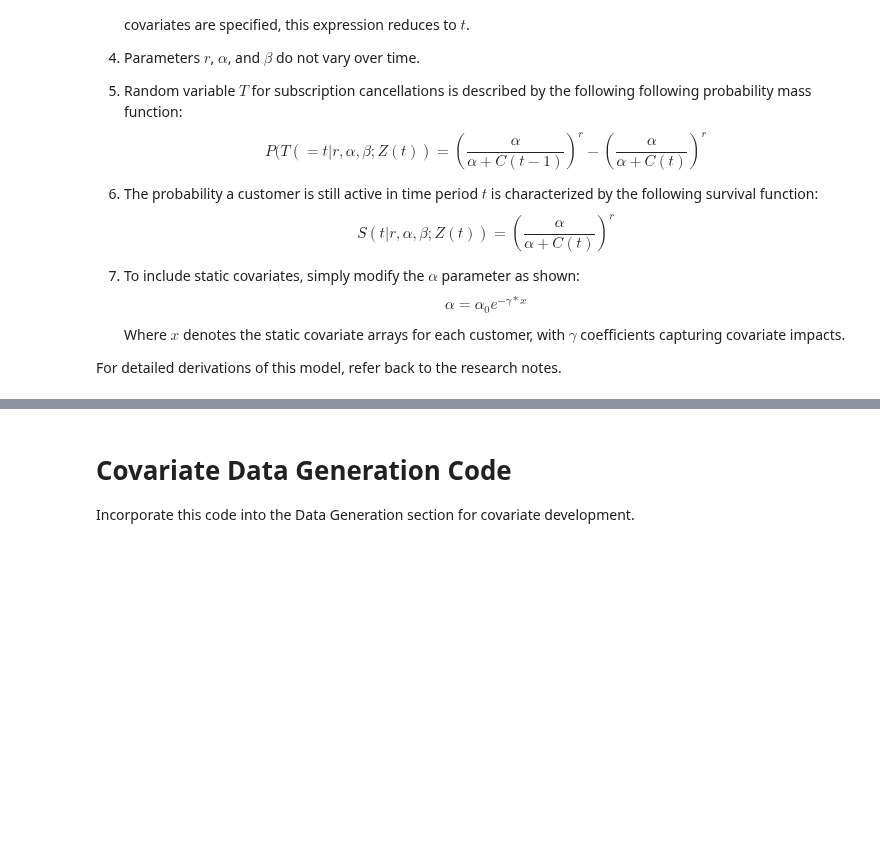
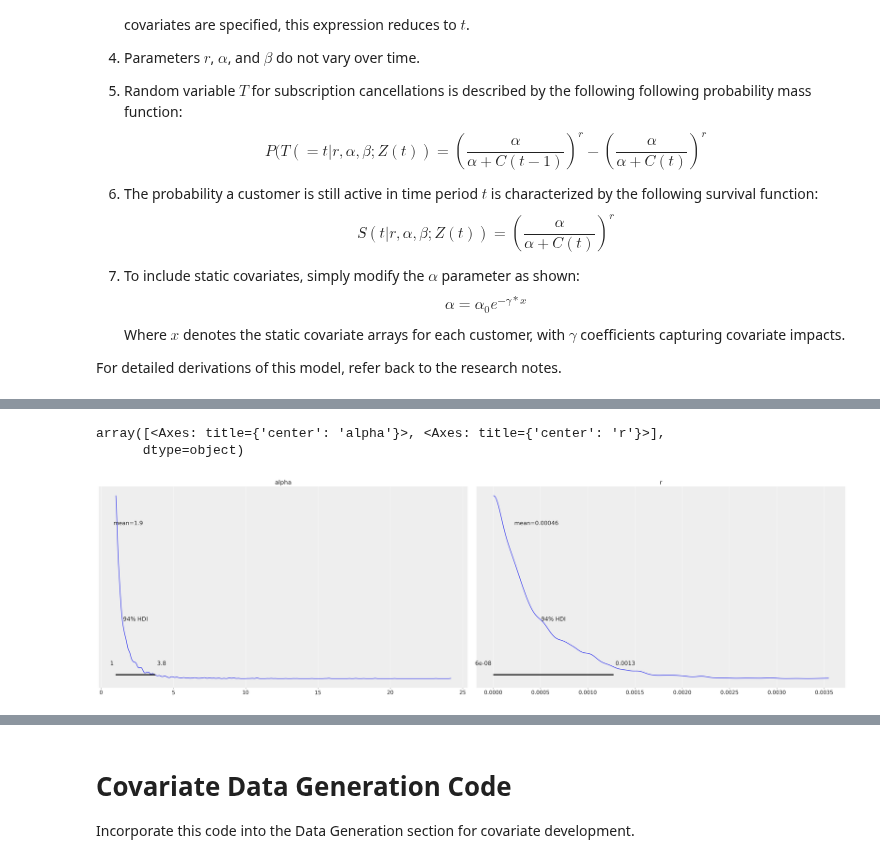
Before and after one commit to ColtAllen/pymc-marketing, a Jupyter notebook: docs/source/notebooks/clv/dev/subscription_covariates.ipynb, the cells around one changed output, grey strips where cells are left out. Cells and saved outputs as stored; diff of their text form; code cells hidden in the pictures; blank space fills up the shorter version.

```diff
--- a/docs/source/notebooks/clv/dev/subscription_covariates.ipynb
+++ b/docs/source/notebooks/clv/dev/subscription_covariates.ipynb
@@ -308,0 +349,22 @@ az.plot_dist(dataset["t_churn"])
+# %%
+coords = {
+    "churn_customer": hi_data["customer_id"][~hi_censored],
+    "active_customer": hi_data["customer_id"][reg_censored],
+}
+
+with pm.Model(coords=coords) as model:
+    # Independent priors
+    # alpha = pm.Gamma("alpha",alpha=1,beta=1)
+    # r = pm.Gamma("r", alpha=1,beta=1)
+
+    # Are pooled priors more stable?
+    phi = pm.Uniform("phi",lower=0,upper=1)
+    kappa = pm.Pareto("kappa",alpha=1,m=1) #m is starting point, and could be good way to constrain to prevent crashes
+
+    alpha=pm.Deterministic("alpha", phi * kappa)
+    r=pm.Deterministic("r", (1-phi) * kappa)
+
+    churn_raw = clv.distributions.GrassiaIIGeometric("churn",r=r, alpha=alpha, observed = hi_data["t_churn"][~hi_censored], dims=("churn_customer",))
+    cens = pm.Potential("censored",log_survival_fn(r, alpha, hi_data["t_churn"][hi_censored]), dims=("active_customer",))
+
+    idata = pm.sample(idata_kwargs={"log_likelihood": True})
@@ -308,0 +390,6 @@ az.plot_dist(dataset["t_churn"])
+# %%
+az.plot_posterior(idata, var_names=["alpha","r"])
+# %% [output]
+array([<Axes: title={'center': 'alpha'}>, <Axes: title={'center': 'r'}>],
+      dtype=object)
+[figure, added]
```
Also changed, not shown: parts of 32 cells of this notebook, 1 other file.
